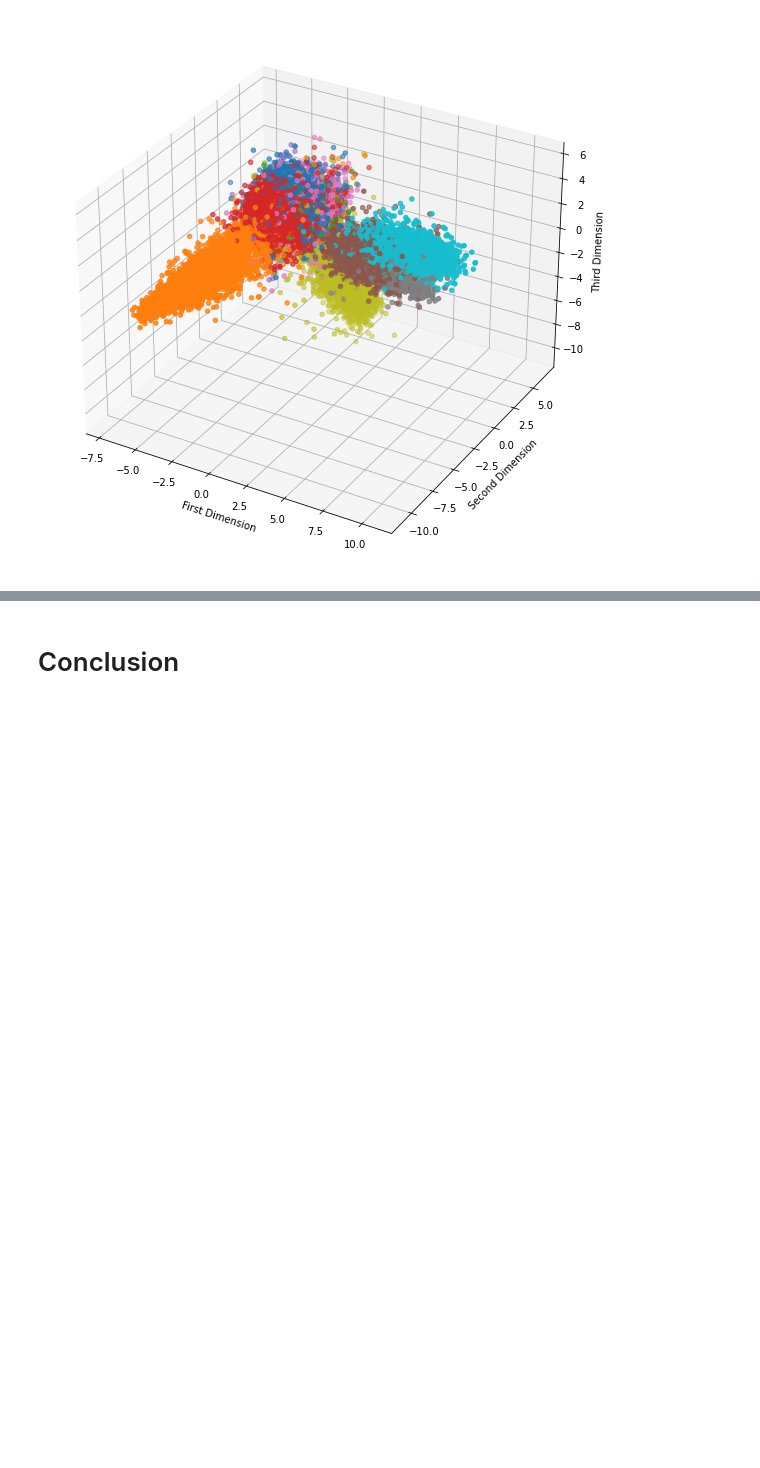
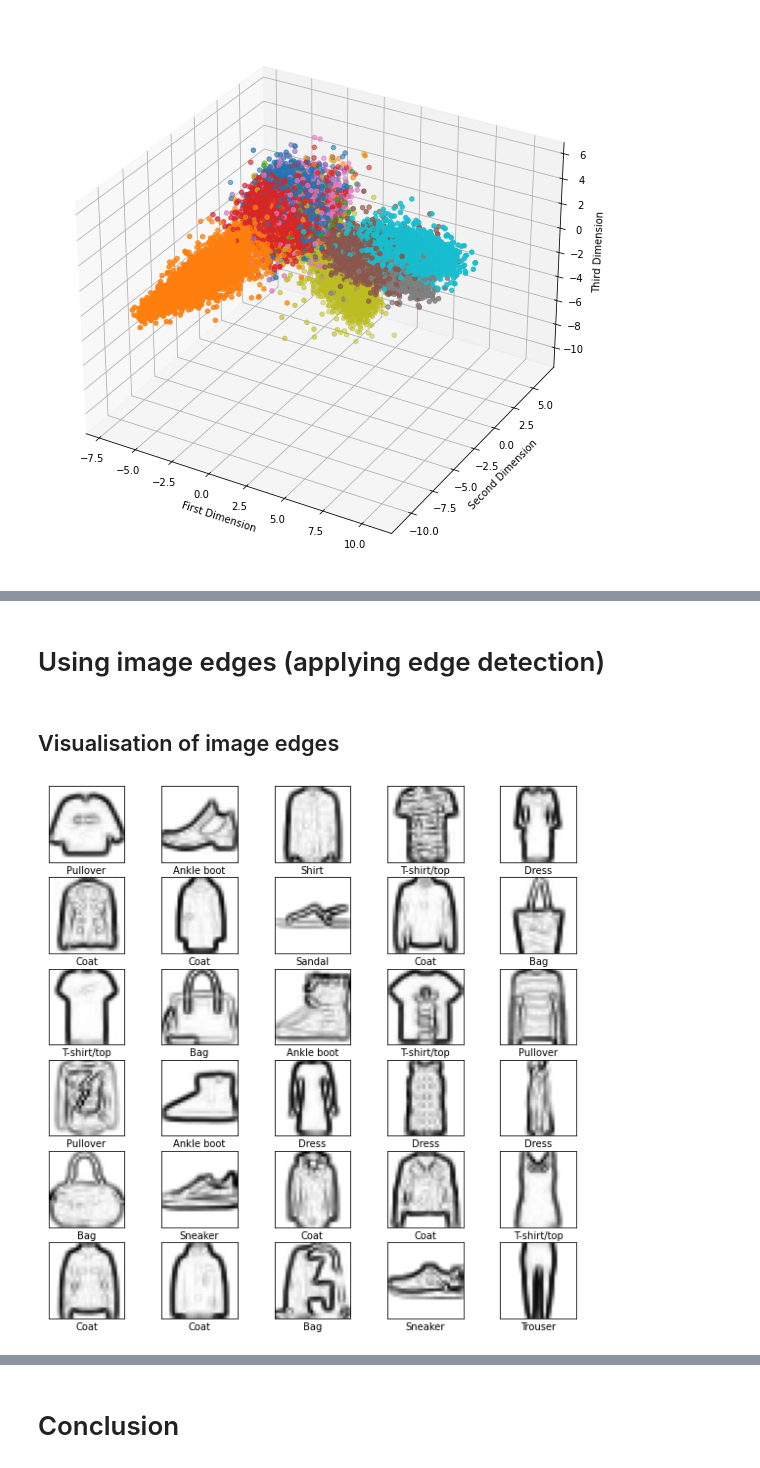
Before and after one commit to NUS-CS3244-AY2122S1-T42-Project/FashionMNIST, a Jupyter notebook: logistic_regression.ipynb, the cells around one changed output, grey strips where cells are left out. Drawn from its saved outputs; the diff is of its cells as text; code cells hidden in the pictures; blank space fills up the shorter version.

Commit message:
Fix dim reduction bug and apply edge detection

```diff
--- a/logistic_regression.ipynb
+++ b/logistic_regression.ipynb
@@ -425,0 +274,2 @@ plt.show()
+# %% [markdown]
+# Using image edges (applying edge detection)
@@ -425,0 +278,25 @@ plt.show()
+# %%
+# Note: place archive folder with datasets in the same directory as this notebook file
+df_train = pd.read_csv('./archive/fashion-mnist_train.csv')
+df_test = pd.read_csv('./archive/fashion-mnist_test.csv')
+
+y_train = df_train['label']
+X_train = df_train.iloc[:, 1:]
+X_train_scaled = X_train / 255.0
+y_test = df_test['label']
+X_test = df_test.iloc[:, 1:]
+X_test_scaled = X_test / 255.0
+# %% [markdown]
+## Visualisation of image edges
+# %%
+# Set the figure size
+plt.figure(figsize=(10,10))
+# Show only the first 30 pictures
+for i in range(30):
+    plt.subplot(6,5, i+1)
+    plt.xticks([])
+    plt.yticks([])
+    plt.imshow(X_train_sobeled[i].reshape(28,28), cmap=plt.cm.binary)
+    plt.xlabel(label[y_train.iloc[i]])
+# %% [output]
+[figure, added]
```
Also changed, not shown: parts of 71 cells of this notebook, 1 other file.
